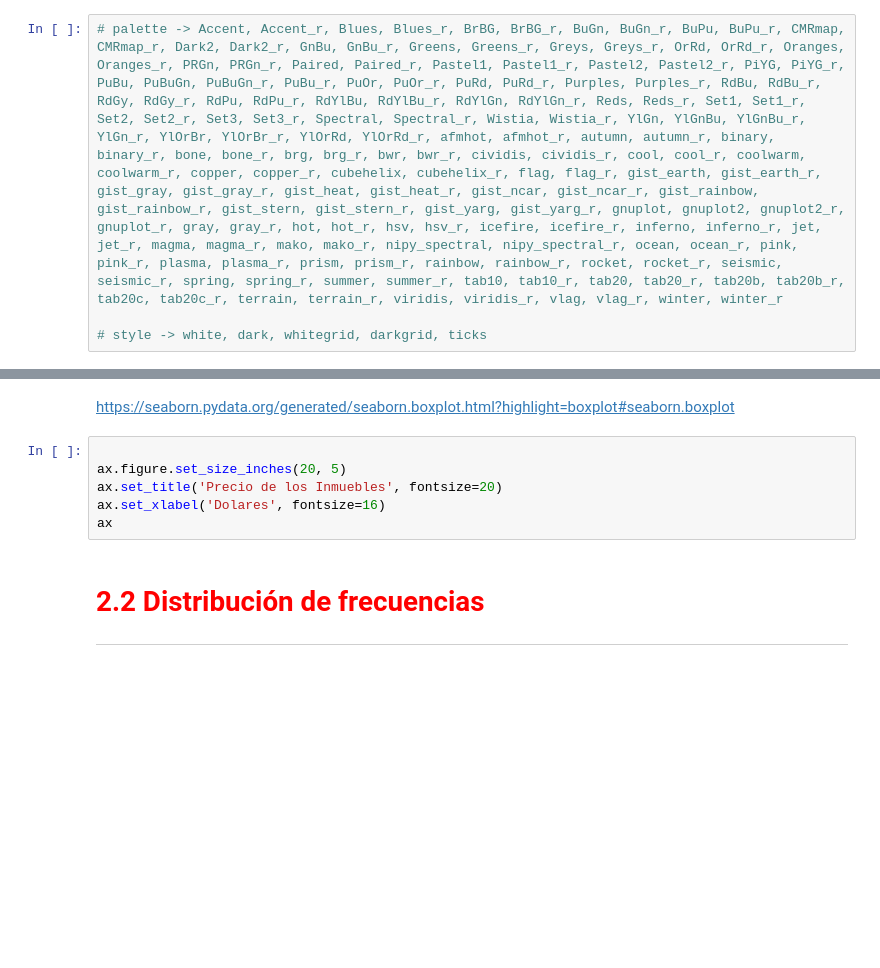
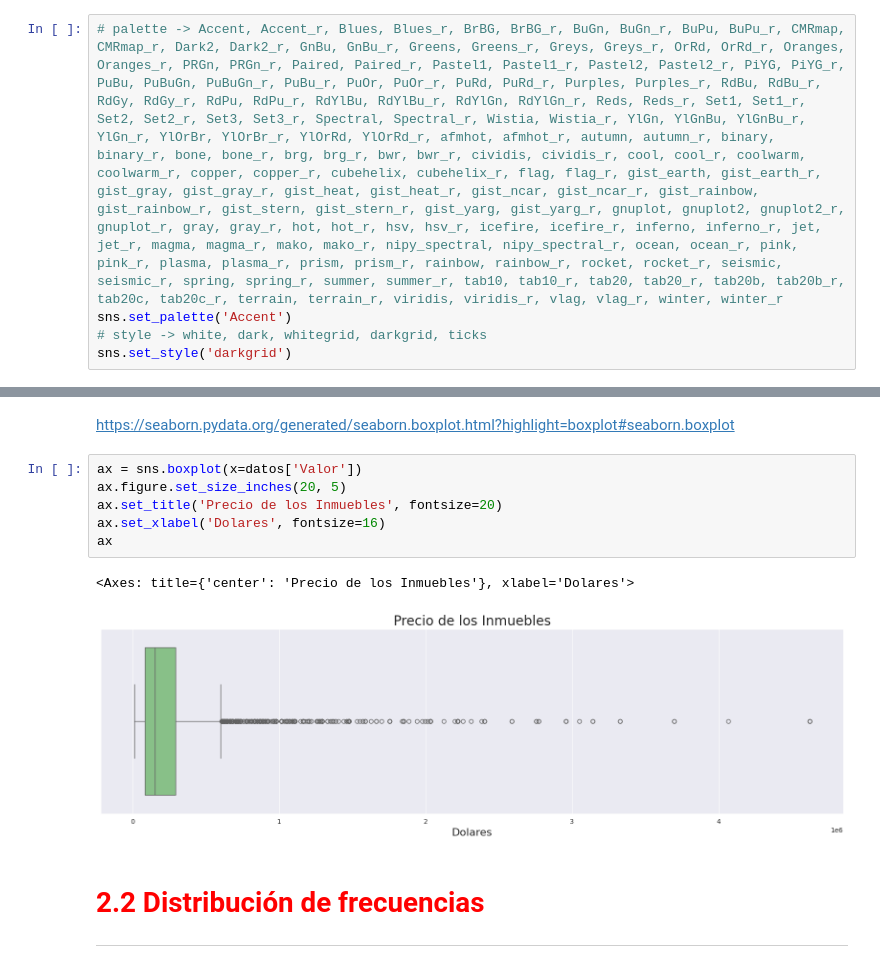
Before and after one commit to Cristiand056/Estadisticas-y-Machine-Learning-G8---ONE, a Jupyter notebook: Regresión_Lineal_II.ipynb, the cells around one changed output, grey strips where cells are left out. Cells and saved outputs as stored; diff of their text form; blank space fills up the shorter version.

```diff
--- a/Regresión_Lineal_II.ipynb
+++ b/Regresión_Lineal_II.ipynb
@@ -90,8 +92,9 @@ https://seaborn.pydata.org/
 ## Configuración del formato de los gráficos
 # %%
 # palette -> Accent, Accent_r, Blues, Blues_r, BrBG, BrBG_r, BuGn, BuGn_r, BuPu, BuPu_r, CMRmap, CMRmap_r, Dark2, Dark2_r, GnBu, GnBu_r, Greens, Greens_r, Greys, Greys_r, OrRd, OrRd_r, Oranges, Oranges_r, PRGn, PRGn_r, Paired, Paired_r, Pastel1, Pastel1_r, Pastel2, Pastel2_r, PiYG, PiYG_r, PuBu, PuBuGn, PuBuGn_r, PuBu_r, PuOr, PuOr_r, PuRd, PuRd_r, Purples, Purples_r, RdBu, RdBu_r, RdGy, RdGy_r, RdPu, RdPu_r, RdYlBu, RdYlBu_r, RdYlGn, RdYlGn_r, Reds, Reds_r, Set1, Set1_r, Set2, Set2_r, Set3, Set3_r, Spectral, Spectral_r, Wistia, Wistia_r, YlGn, YlGnBu, YlGnBu_r, YlGn_r, YlOrBr, YlOrBr_r, YlOrRd, YlOrRd_r, afmhot, afmhot_r, autumn, autumn_r, binary, binary_r, bone, bone_r, brg, brg_r, bwr, bwr_r, cividis, cividis_r, cool, cool_r, coolwarm, coolwarm_r, copper, copper_r, cubehelix, cubehelix_r, flag, flag_r, gist_earth, gist_earth_r, gist_gray, gist_gray_r, gist_heat, gist_heat_r, gist_ncar, gist_ncar_r, gist_rainbow, gist_rainbow_r, gist_stern, gist_stern_r, gist_yarg, gist_yarg_r, gnuplot, gnuplot2, gnuplot2_r, gnuplot_r, gray, gray_r, hot, hot_r, hsv, hsv_r, icefire, icefire_r, inferno, inferno_r, jet, jet_r, magma, magma_r, mako, mako_r, nipy_spectral, nipy_spectral_r, ocean, ocean_r, pink, pink_r, plasma, plasma_r, prism, prism_r, rainbow, rainbow_r, rocket, rocket_r, seismic, seismic_r, spring, spring_r, summer, summer_r, tab10, tab10_r, tab20, tab20_r, tab20b, tab20b_r, tab20c, tab20c_r, terrain, terrain_r, viridis, viridis_r, vlag, vlag_r, winter, winter_r
-
+sns.set_palette('Accent')
 # style -> white, dark, whitegrid, darkgrid, ticks
+sns.set_style('darkgrid')
 # %% [markdown]
 ## Box plot de la variable *dependiente* (y)
 # %% [markdown]
@@ -99,11 +102,14 @@ https://seaborn.pydata.org/
 # %% [markdown]
 https://seaborn.pydata.org/generated/seaborn.boxplot.html?highlight=boxplot#seaborn.boxplot
 # %%
-
+ax = sns.boxplot(x=datos['Valor'])
 ax.figure.set_size_inches(20, 5)
 ax.set_title('Precio de los Inmuebles', fontsize=20)
 ax.set_xlabel('Dolares', fontsize=16)
 ax
+# %% [output]
+<Axes: title={'center': 'Precio de los Inmuebles'}, xlabel='Dolares'>
+[figure, added]
 # %% [markdown]
 # <font color='red' style='font-size: 30px;'>2.2 Distribución de frecuencias</font>
 <hr style='border: 2px solid red;'>
```
Also changed, not shown: parts of 3 cells of this notebook.
